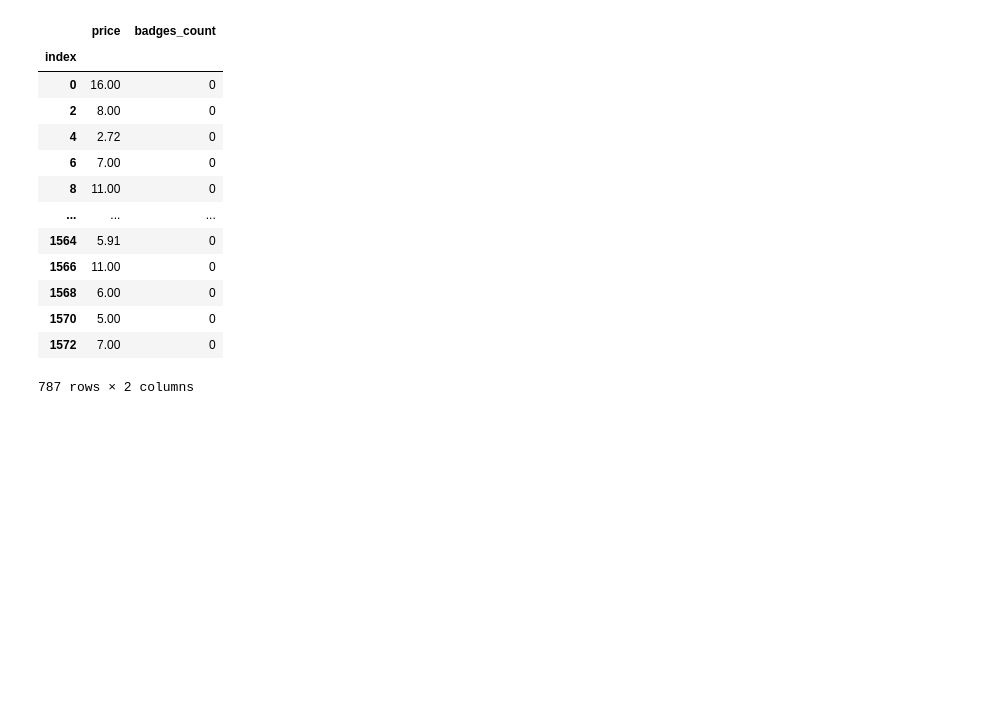
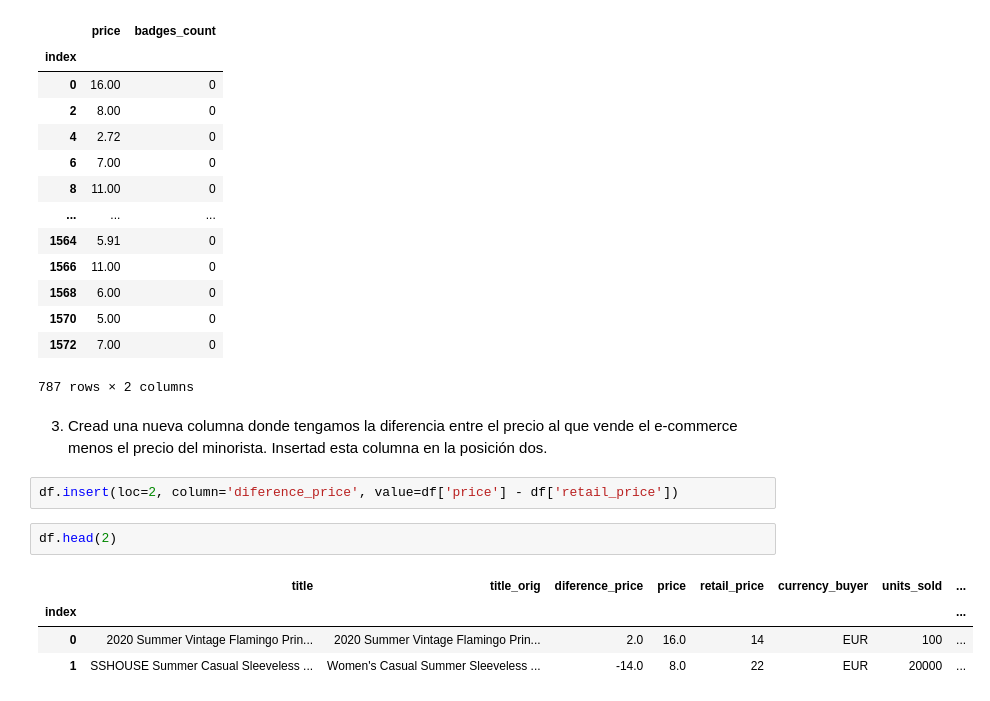
Before and after one commit to nerearial/Ejercicios_Adalab, a Jupyter notebook: Modulo 3/2. Intro a Pandas/pair-intro-a-pandas.ipynb, the cells around one changed output. Cells and saved outputs as stored; diff of their text form; blank space fills up the shorter version.

```diff
--- a/Modulo 3/2. Intro a Pandas/pair-intro-a-pandas.ipynb
+++ b/Modulo 3/2. Intro a Pandas/pair-intro-a-pandas.ipynb
@@ -157,3 +142,14 @@ df.iloc[::2,[2,14]]
 | 1570 | 5.00 | 0 |
 | 1572 | 7.00 | 0 |
 787 rows × 2 columns
+# %% [markdown]
+3. Cread una nueva columna donde tengamos la diferencia entre el precio al que vende el e-commerce menos el precio del minorista. Insertad esta columna en la posición dos.
+# %%
+df.insert(loc=2, column='diference_price', value=df['price'] - df['retail_price'])
+# %%
+df.head(2)
+# %% [output]
+|  | title | title_orig | diference_price | price | retail_price | currency_buyer | units_sold | ... |
+| index |  |  |  |  |  |  |  | ... |
+| 0 | 2020 Summer Vintage Flamingo Prin... | 2020 Summer Vintage Flamingo Prin... | 2.0 | 16.0 | 14 | EUR | 100 | ... |
+| 1 | SSHOUSE Summer Casual Sleeveless ... | Women's Casual Summer Sleeveless ... | -14.0 | 8.0 | 22 | EUR | 20000 | ... |
```
Also changed, not shown: parts of 10 cells of this notebook.
